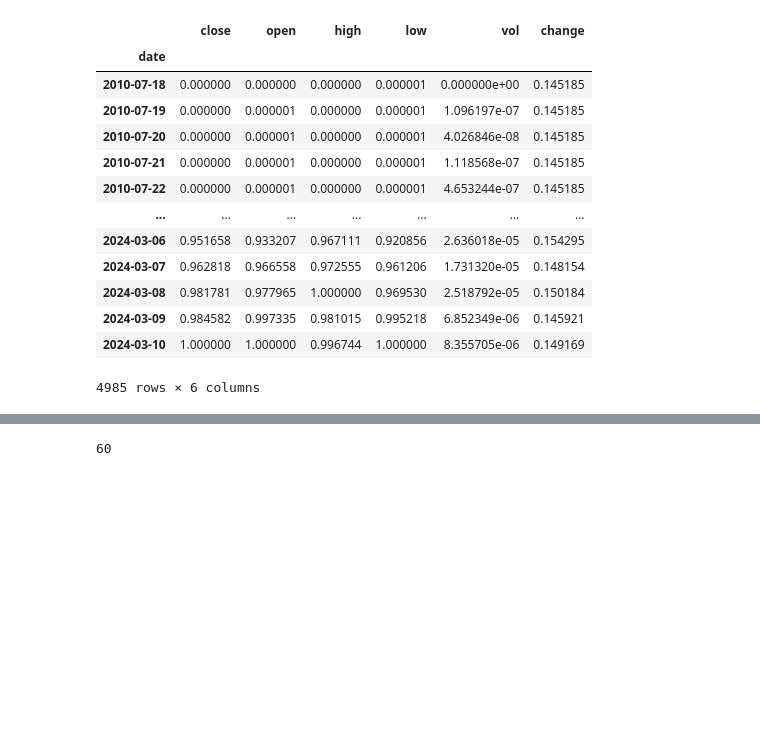
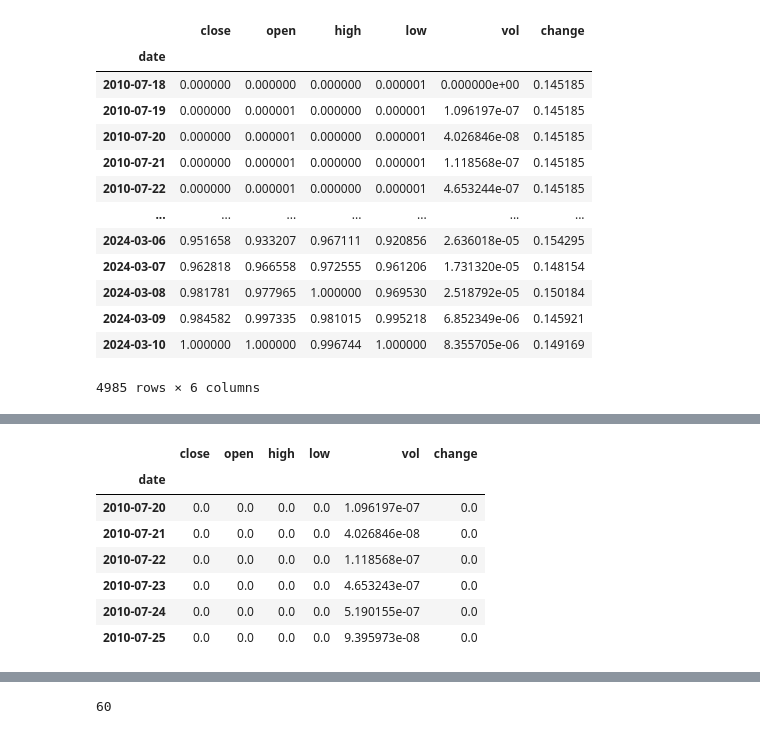
Before and after one commit to Daconic/STAT4012_Group2, a Jupyter notebook: Steven/Lecture_note8_LSTM_code_daily_ver2.ipynb, the cells around one changed output, grey strips where cells are left out. Cells and saved outputs as stored; diff of their text form; code cells hidden in the pictures; blank space fills up the shorter version.

```diff
--- a/Steven/Lecture_note8_LSTM_code_daily_ver2.ipynb
+++ b/Steven/Lecture_note8_LSTM_code_daily_ver2.ipynb
@@ -215,0 +240,11 @@ def generate_dataset(df, seq_len):
+# %%
+df_train.iloc[1:7,:]
+# %% [output]
+|  | close | open | high | low | vol | change |
+| date |  |  |  |  |  |  |
+| 2010-07-20 | 0.0 | 0.0 | 0.0 | 0.0 | 1.096197e-07 | 0.0 |
+| 2010-07-21 | 0.0 | 0.0 | 0.0 | 0.0 | 4.026846e-08 | 0.0 |
+| 2010-07-22 | 0.0 | 0.0 | 0.0 | 0.0 | 1.118568e-07 | 0.0 |
+| 2010-07-23 | 0.0 | 0.0 | 0.0 | 0.0 | 4.653243e-07 | 0.0 |
+| 2010-07-24 | 0.0 | 0.0 | 0.0 | 0.0 | 5.190155e-07 | 0.0 |
+| 2010-07-25 | 0.0 | 0.0 | 0.0 | 0.0 | 9.395973e-08 | 0.0 |
```
Also changed, not shown: parts of 12 cells of this notebook, 1 other file.
